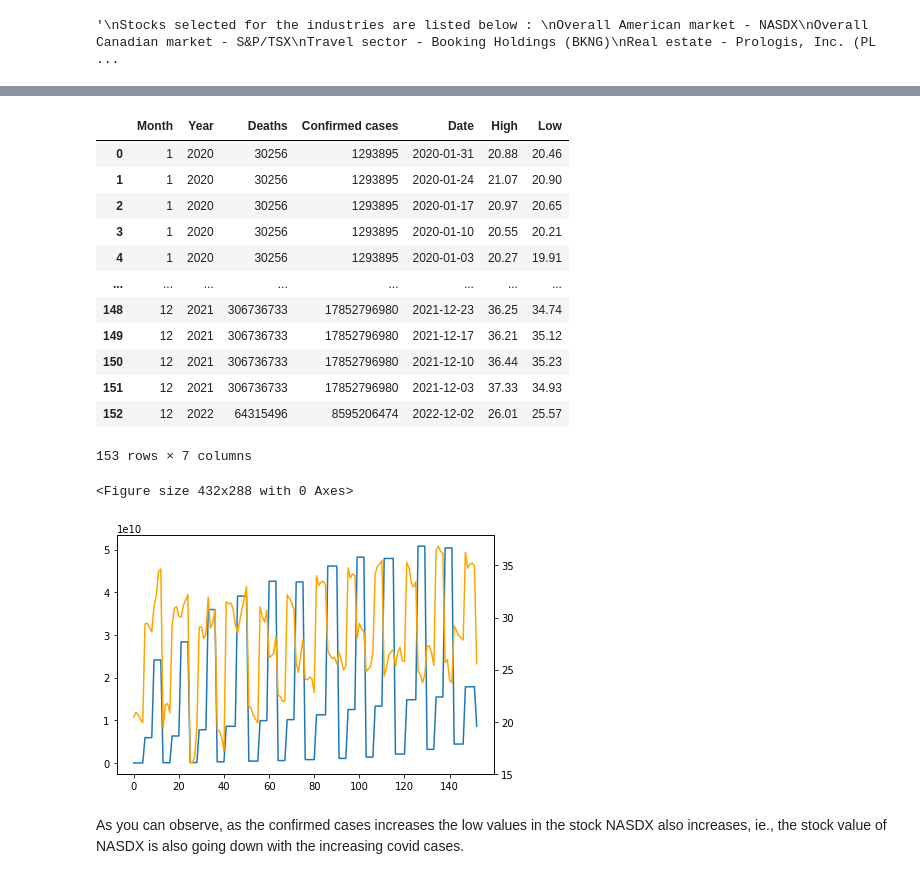
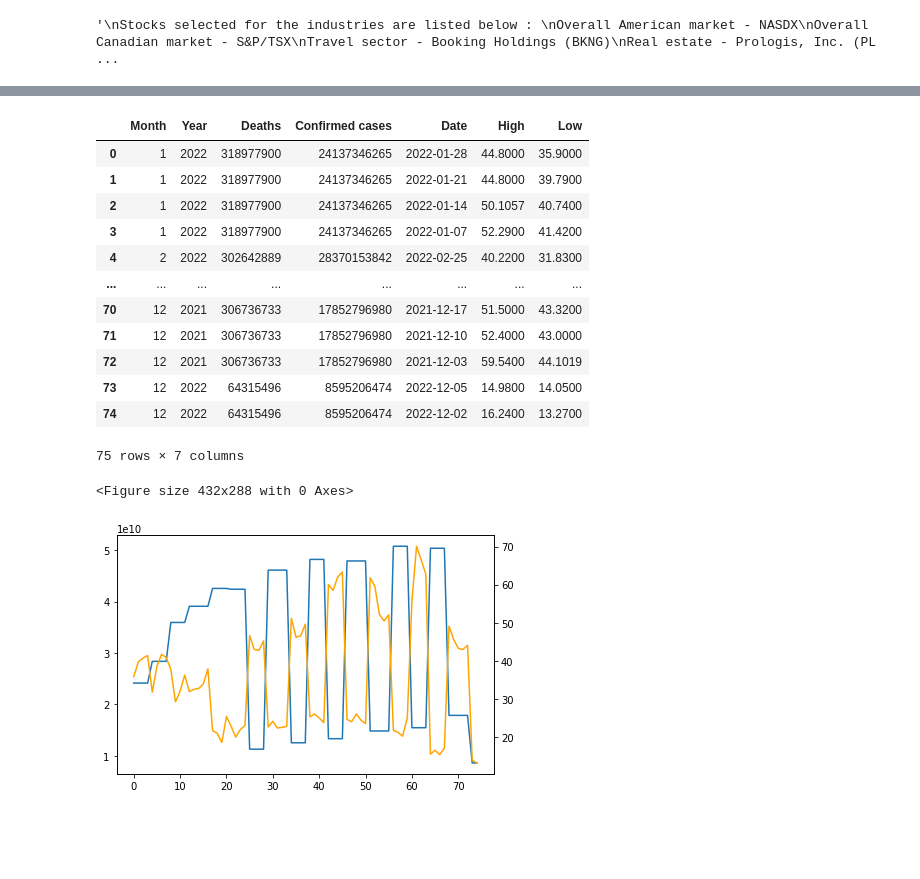
Before and after one commit to AIDA-Saskatchewan-polytechnic/Stock_market_review, a Jupyter notebook: Final_project_python.ipynb, the cells around one changed output, grey strips where cells are left out. Drawn from its saved outputs; the diff is of its cells as text; code cells hidden in the pictures; blank space fills up the shorter version.

Commit message:
Add files via upload
stock market review for Canada and travel sectors

```diff
--- a/Final_project_python.ipynb
+++ b/Final_project_python.ipynb
@@ -118,12 +115,12 @@ precious_metal_stock_df = pd.DataFrame(precious_metal_stock[0]).reset_index()
 for stock in [overall_american_stock_df,overall_canadian_stock_df,travel_stock_df,real_estate_stock_df,precious_metal_stock_df]:
     stock.rename(columns = {'date':'Date','2. high':'High','3. low':'Low'}, inplace = True)
 
-overall_american_stock_df=overall_american_stock_df[['Date','High','Low']]
-overall_american_stock_df['Date'] = pd.to_datetime(overall_american_stock_df['Date'], errors ='coerce')
-overall_american_stock_df['Month'] = overall_american_stock_df['Date'].dt.month
-overall_american_stock_df['Year']= overall_american_stock_df['Date'].dt.year
+overall_canadian_stock_df=overall_canadian_stock_df[['Date','High','Low']]
+overall_canadian_stock_df['Date'] = pd.to_datetime(overall_canadian_stock_df['Date'], errors ='coerce')
+overall_canadian_stock_df['Month'] = overall_canadian_stock_df['Date'].dt.month
+overall_canadian_stock_df['Year']= overall_canadian_stock_df['Date'].dt.year
 
-real_estate_stock_df=real_estate_stock_df[['Date','High','Low']]
-real_estate_stock_df['Date'] = pd.to_datetime(real_estate_stock_df['Date'], errors ='coerce')
-real_estate_stock_df['Month'] = real_estate_stock_df['Date'].dt.month
-real_estate_stock_df['Year']= real_estate_stock_df['Date'].dt.year
+travel_stock_df=travel_stock_df[['Date','High','Low']]
+travel_stock_df['Date'] = pd.to_datetime(travel_stock_df['Date'], errors ='coerce')
+travel_stock_df['Month'] = travel_stock_df['Date'].dt.month
+travel_stock_df['Year']= travel_stock_df['Date'].dt.year
@@ -136,48 +127,37 @@ See the caveats in the documentation: https://pandas.pydata.org/pandas-docs/stab
 # %%
-# 6) Append that info to the data frame created in step 3)
-# 1. NASDX
+#S&P/TSX
 import numpy as np
 
+df_final_canada = pd.merge(total_count_df,overall_canadian_stock_df,on=['Month','Year'])
 
-
-df_final_america = pd.merge(total_count_df,overall_american_stock_df,on=['Month','Year'])
-
-
-df_final_america
+df_final_canada
 # %% [output]
 |  | Month | Year | Deaths | Confirmed cases | Date | High | Low |
-| 0 | 1 | 2020 | 30256 | 1293895 | 2020-01-31 | 20.88 | 20.46 |
-| 1 | 1 | 2020 | 30256 | 1293895 | 2020-01-24 | 21.07 | 20.90 |
-| 2 | 1 | 2020 | 30256 | 1293895 | 2020-01-17 | 20.97 | 20.65 |
-| 3 | 1 | 2020 | 30256 | 1293895 | 2020-01-10 | 20.55 | 20.21 |
-| 4 | 1 | 2020 | 30256 | 1293895 | 2020-01-03 | 20.27 | 19.91 |
+| 0 | 1 | 2022 | 318977900 | 24137346265 | 2022-01-28 | 44.8000 | 35.9000 |
+| 1 | 1 | 2022 | 318977900 | 24137346265 | 2022-01-21 | 44.8000 | 39.7900 |
+| 2 | 1 | 2022 | 318977900 | 24137346265 | 2022-01-14 | 50.1057 | 40.7400 |
+| 3 | 1 | 2022 | 318977900 | 24137346265 | 2022-01-07 | 52.2900 | 41.4200 |
+| 4 | 2 | 2022 | 302642889 | 28370153842 | 2022-02-25 | 40.2200 | 31.8300 |
 | ... | ... | ... | ... | ... | ... | ... | ... |
-| 148 | 12 | 2021 | 306736733 | 17852796980 | 2021-12-23 | 36.25 | 34.74 |
-| 149 | 12 | 2021 | 306736733 | 17852796980 | 2021-12-17 | 36.21 | 35.12 |
-| 150 | 12 | 2021 | 306736733 | 17852796980 | 2021-12-10 | 36.44 | 35.23 |
-| 151 | 12 | 2021 | 306736733 | 17852796980 | 2021-12-03 | 37.33 | 34.93 |
-| 152 | 12 | 2022 | 64315496 | 8595206474 | 2022-12-02 | 26.01 | 25.57 |
+| 70 | 12 | 2021 | 306736733 | 17852796980 | 2021-12-17 | 51.5000 | 43.3200 |
+| 71 | 12 | 2021 | 306736733 | 17852796980 | 2021-12-10 | 52.4000 | 43.0000 |
+| 72 | 12 | 2021 | 306736733 | 17852796980 | 2021-12-03 | 59.5400 | 44.1019 |
+| 73 | 12 | 2022 | 64315496 | 8595206474 | 2022-12-05 | 14.9800 | 14.0500 |
+| 74 | 12 | 2022 | 64315496 | 8595206474 | 2022-12-02 | 16.2400 | 13.2700 |
-153 rows × 7 columns
+75 rows × 7 columns
 # %%
-# 7)Create an appropriate graph detailing your info - explain why you chose the graphs you did, use matplotlib
 import datetime
-import numpy as np
 import matplotlib.pyplot as plt
 import matplotlib.dates as mdates
 
-
-
 fig_zoom_sfm = plt.gcf()
 
-
 fig_zoom_sfm, ax1 = plt.subplots()
-ax1.plot(df_final_america['Confirmed cases'])
+ax1.plot(df_final_canada['Confirmed cases'])
 ax2 = ax1.twinx()
-ax2.plot(df_final_america['Low'],color="orange")
+ax2.plot(df_final_canada['Low'],color="orange")
 fig_zoom_sfm.tight_layout()
 plt.show()
 # %% [output]
 <Figure size 432x288 with 0 Axes>
-[figure, old version]
+[figure, new version]
-# %% [markdown]
-As you can observe, as the confirmed cases increases the low values in the stock NASDX also increases, ie., the stock value of NASDX is also going down with the increasing covid cases.
```
Also changed, not shown: parts of 12 cells of this notebook.
